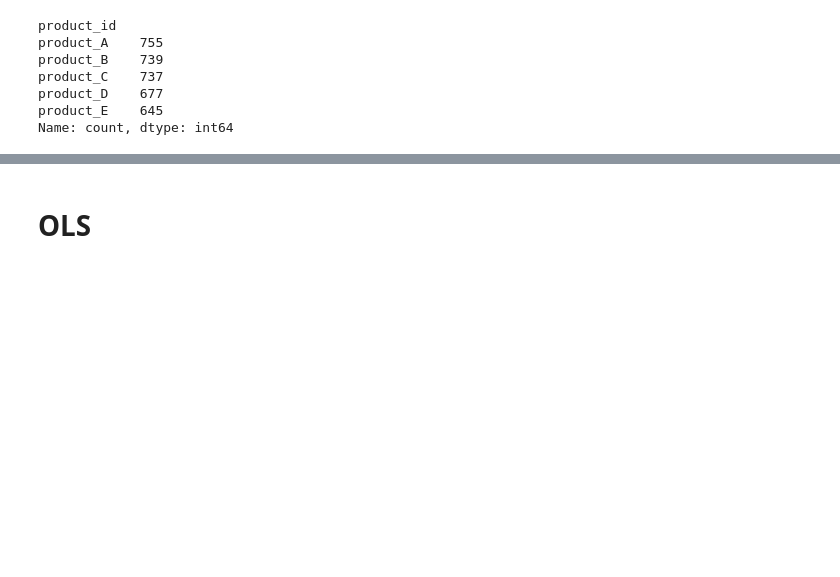
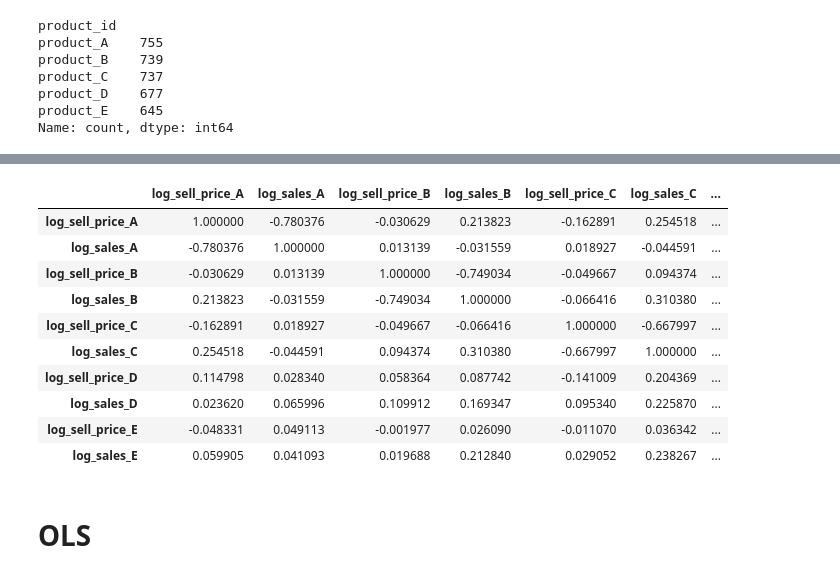
Before and after one commit to insoucyant/Pricing, a Jupyter notebook: analysis.ipynb, the cells around one changed output, grey strips where cells are left out. Saved outputs shown, nothing was run; the diff lists cells and outputs as text; code cells hidden in the pictures; blank space fills up the shorter version.

```diff
--- a/analysis.ipynb
+++ b/analysis.ipynb
@@ -74,5 +75,5 @@ df_merge.head()
 # %%
-df_merge = create_temporal_features(df_merge)
+df_merge = sf.create_temporal_features(df_merge)
 # df_merge.sample(10)
 # %%
 # Correlation plot of log_sell_price and log_sales for all products
@@ -91,3 +111,17 @@ print(price_corr.round(2))
+# %%
+price_corr
+# %% [output]
+|  | log_sell_price_A | log_sales_A | log_sell_price_B | log_sales_B | log_sell_price_C | log_sales_C | ... |
+| log_sell_price_A | 1.000000 | -0.780376 | -0.030629 | 0.213823 | -0.162891 | 0.254518 | ... |
+| log_sales_A | -0.780376 | 1.000000 | 0.013139 | -0.031559 | 0.018927 | -0.044591 | ... |
+| log_sell_price_B | -0.030629 | 0.013139 | 1.000000 | -0.749034 | -0.049667 | 0.094374 | ... |
+| log_sales_B | 0.213823 | -0.031559 | -0.749034 | 1.000000 | -0.066416 | 0.310380 | ... |
+| log_sell_price_C | -0.162891 | 0.018927 | -0.049667 | -0.066416 | 1.000000 | -0.667997 | ... |
+| log_sales_C | 0.254518 | -0.044591 | 0.094374 | 0.310380 | -0.667997 | 1.000000 | ... |
+| log_sell_price_D | 0.114798 | 0.028340 | 0.058364 | 0.087742 | -0.141009 | 0.204369 | ... |
+| log_sales_D | 0.023620 | 0.065996 | 0.109912 | 0.169347 | 0.095340 | 0.225870 | ... |
+| log_sell_price_E | -0.048331 | 0.049113 | -0.001977 | 0.026090 | -0.011070 | 0.036342 | ... |
+| log_sales_E | 0.059905 | 0.041093 | 0.019688 | 0.212840 | 0.029052 | 0.238267 | ... |
 # %% [markdown]
 # OLS
 # %%
```
Also changed, not shown: parts of 6 cells of this notebook.
